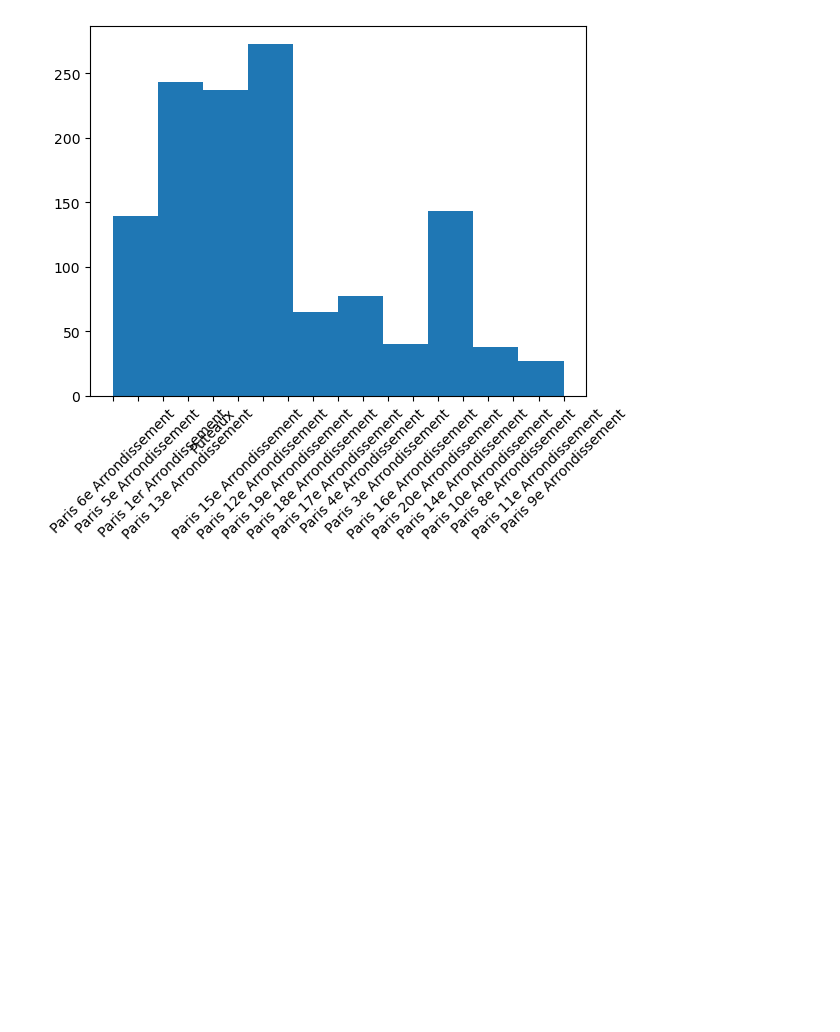
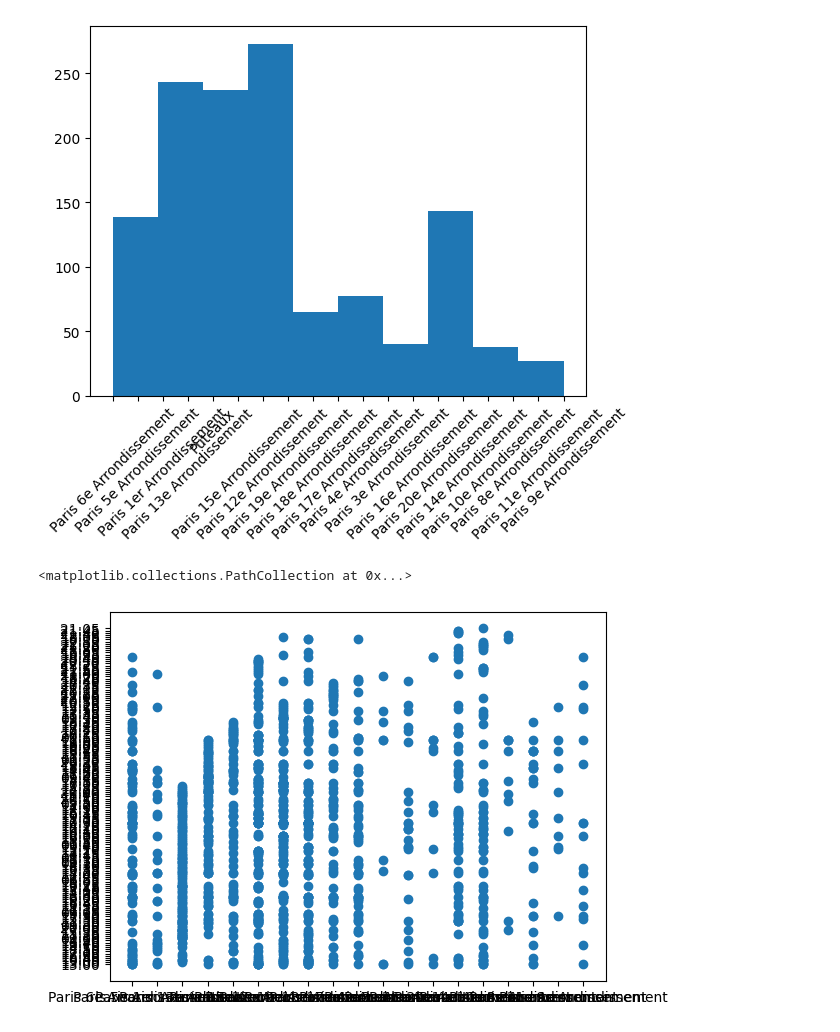
Before and after one commit to Perann/Maps_cultural_life_Paris, a Jupyter notebook: Cinema/Statistics.ipynb, the cells around one changed output. Drawn from its saved outputs; the diff is of its cells as text; code cells hidden in the pictures; blank space fills up the shorter version.

```diff
--- a/Cinema/Statistics.ipynb
+++ b/Cinema/Statistics.ipynb
@@ -5,7 +5,7 @@ import seaborn as sns
 import matplotlib.pyplot as plt
 # %%
 #Downloading of the Database from the Output
-DataCinema = pd.read_csv('/home/onyxia/work/Maps_cultural_life_Paris/Outputs/DataSets/DataCinema.csv')
+DataCinema = pd.read_csv('C:\\Users\\LENOVO\\Desktop\\Ou sortir à Paris\\Maps_cultural_life_Paris\\Outputs\\DataSets\\DataCinema.csv')
 DataCinema.head()
 # %% [output]
 |  | nom | heure | date | etablissement | prix | adresse | commune | geo |
@@ -48,3 +48,8 @@ plt.xticks(rotation = 45)
 plt.show()
 # %% [output]
 [figure]
+# %%
+plt.scatter(DataCinema['commune'], DataCinema['heure'])
+# %% [output]
+<matplotlib.collections.PathCollection at 0x...>
+[figure, added]
```
Also changed, not shown: parts of 1 cell of this notebook, 23 other files.
